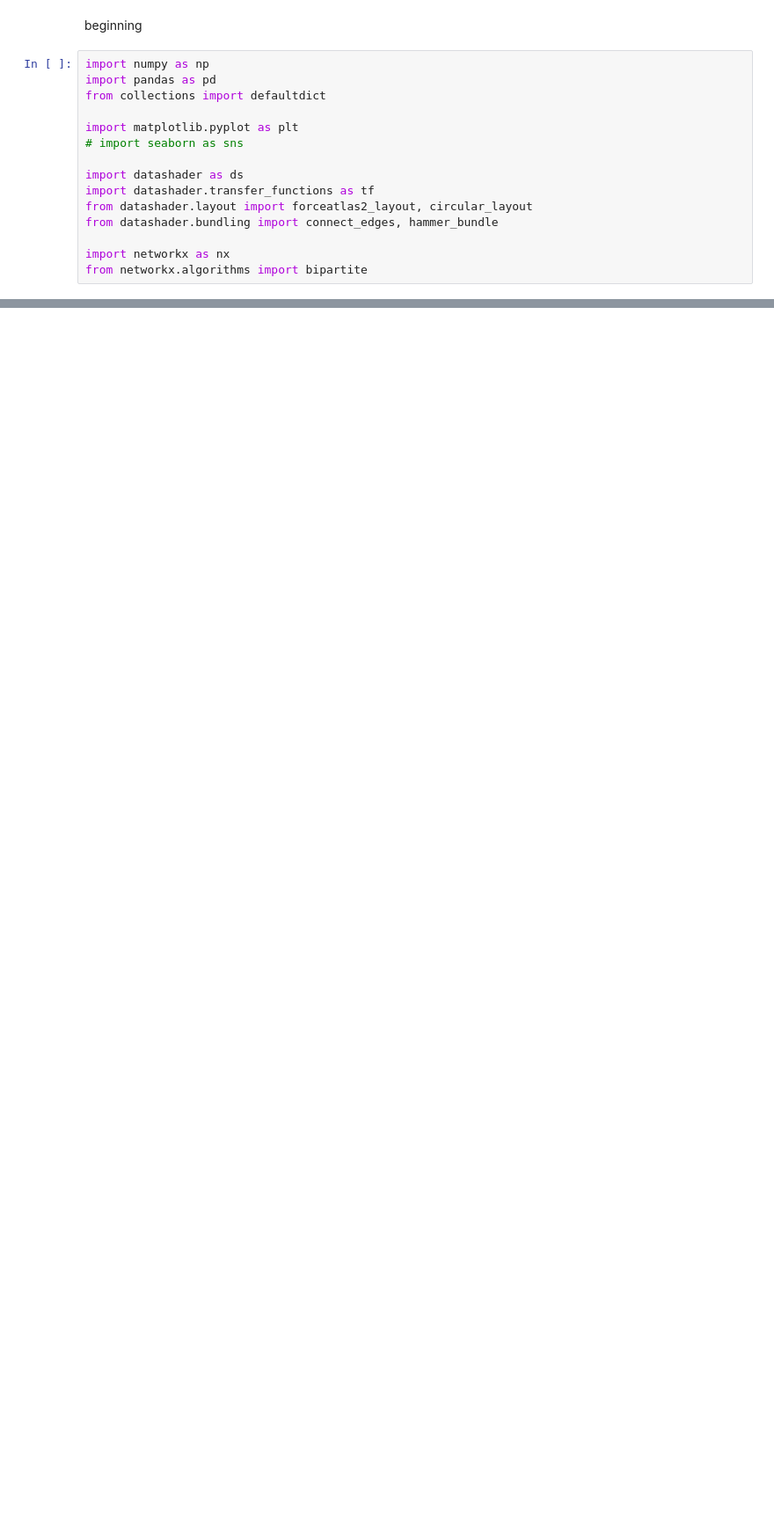
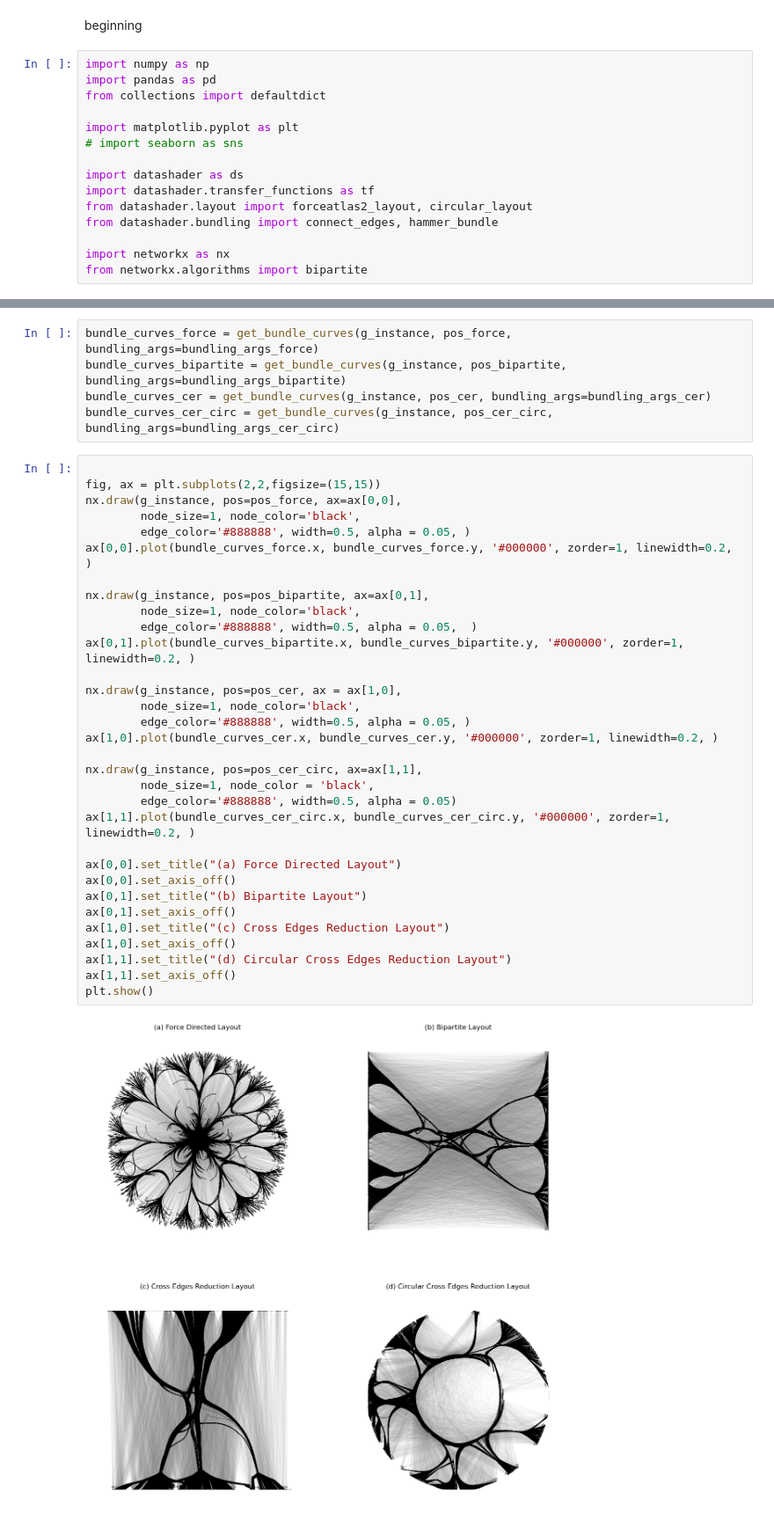
Before and after one commit to mario-michelessa/UCXAI_aviation, a Jupyter notebook: IM/graph_viz.ipynb, the cells around one changed output, grey strips where cells are left out. Shown at 88% size. Cells and saved outputs as stored; diff of their text form; blank space fills up the shorter version.

```diff
--- a/IM/graph_viz.ipynb
+++ b/IM/graph_viz.ipynb
@@ -17,0 +174,39 @@ from networkx.algorithms import bipartite
+# %%
+bundle_curves_force = get_bundle_curves(g_instance, pos_force, bundling_args=bundling_args_force)
+bundle_curves_bipartite = get_bundle_curves(g_instance, pos_bipartite, bundling_args=bundling_args_bipartite)
+bundle_curves_cer = get_bundle_curves(g_instance, pos_cer, bundling_args=bundling_args_cer)
+bundle_curves_cer_circ = get_bundle_curves(g_instance, pos_cer_circ, bundling_args=bundling_args_cer_circ)
+# %%
+
+fig, ax = plt.subplots(2,2,figsize=(15,15))
+nx.draw(g_instance, pos=pos_force, ax=ax[0,0],
+        node_size=1, node_color='black',
+        edge_color='#888888', width=0.5, alpha = 0.05, )
+ax[0,0].plot(bundle_curves_force.x, bundle_curves_force.y, '#000000', zorder=1, linewidth=0.2, )
+
+nx.draw(g_instance, pos=pos_bipartite, ax=ax[0,1],
+        node_size=1, node_color='black',
+        edge_color='#888888', width=0.5, alpha = 0.05,  )
+ax[0,1].plot(bundle_curves_bipartite.x, bundle_curves_bipartite.y, '#000000', zorder=1, linewidth=0.2, )
+
+nx.draw(g_instance, pos=pos_cer, ax = ax[1,0],
+        node_size=1, node_color='black',
+        edge_color='#888888', width=0.5, alpha = 0.05, )
+ax[1,0].plot(bundle_curves_cer.x, bundle_curves_cer.y, '#000000', zorder=1, linewidth=0.2, )
+
+nx.draw(g_instance, pos=pos_cer_circ, ax=ax[1,1],
+        node_size=1, node_color = 'black',
+        edge_color='#888888', width=0.5, alpha = 0.05)
+ax[1,1].plot(bundle_curves_cer_circ.x, bundle_curves_cer_circ.y, '#000000', zorder=1, linewidth=0.2, )
+
+ax[0,0].set_title("(a) Force Directed Layout")
+ax[0,0].set_axis_off()
+ax[0,1].set_title("(b) Bipartite Layout")
+ax[0,1].set_axis_off()
+ax[1,0].set_title("(c) Cross Edges Reduction Layout")
+ax[1,0].set_axis_off()
+ax[1,1].set_title("(d) Circular Cross Edges Reduction Layout")
+ax[1,1].set_axis_off()
+plt.show()
+# %% [output]
+[figure, added]
```
Also changed, not shown: parts of 28 cells of this notebook, 23 other files.
